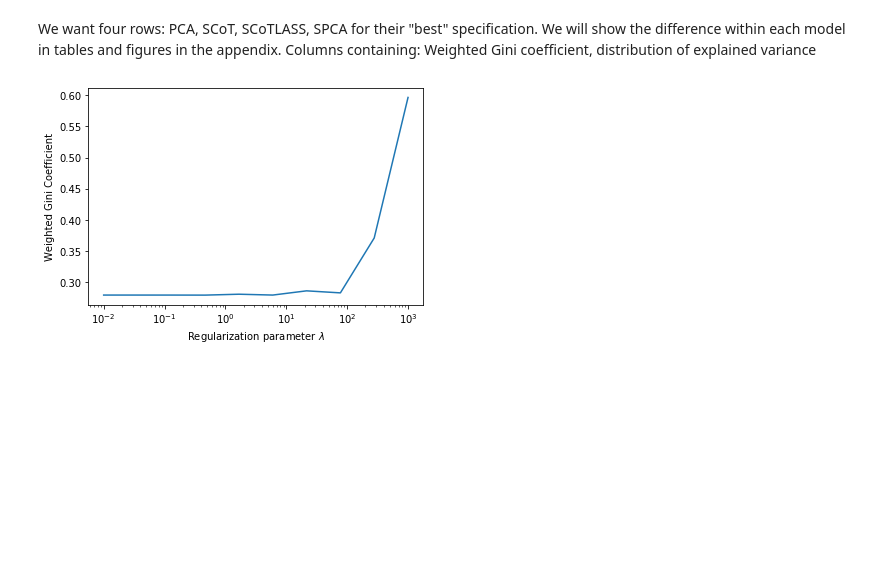
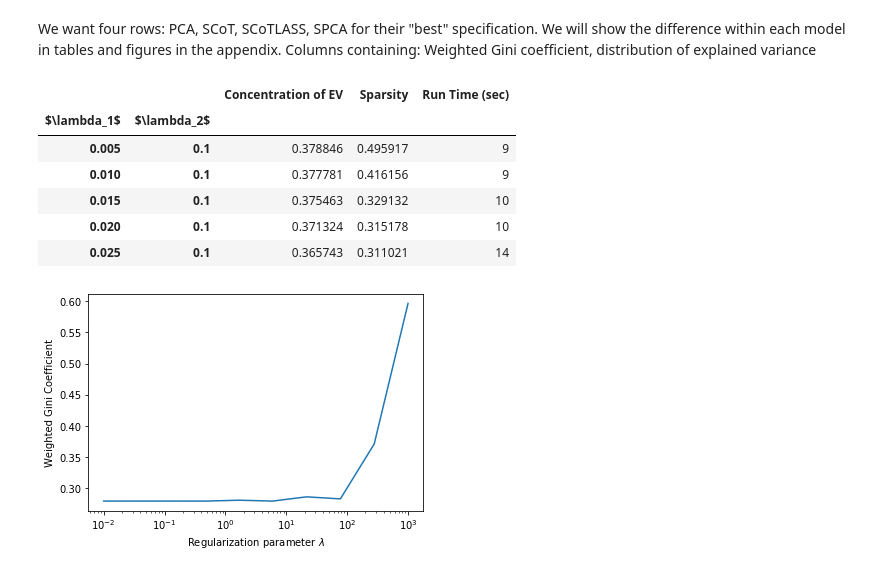
Before and after one commit to Jonas-JP-Peeters/Sparse-PCA-Project, a Jupyter notebook: Scripts/Results.ipynb, the cells around one changed output. Cells and saved outputs as stored; diff of their text form; code cells hidden in the pictures; blank space fills up the shorter version.

```diff
--- a/Scripts/Results.ipynb
+++ b/Scripts/Results.ipynb
@@ -83,7 +90,7 @@ def table_builder(function, params, X):
     else:
         results_table = pd.DataFrame(index = [1])
 
-    for column in ['Explained Variance', 'Concentration of EV', 'Sparsity', 'Run time (sec)']:
+    for column in ['Concentration of EV', 'Sparsity', 'Run Time (sec)']:
         results_table[column] = np.nan
 
     for index, row in results_table.iterrows():
@@ -97,11 +104,10 @@ def table_builder(function, params, X):
         obj = PCAObject(PCs, X_small, "")
         stop = datetime.now()
 
-        tev = obj.tev
         evd = obj.evd
         spa = obj.sparsity
         runtime = "{runtime:d}".format(runtime = (stop - start).seconds)
-        results_table.loc[index] = [tev, evd, spa, runtime]
+        results_table.loc[index] = [evd, spa, runtime]
     return results_table
 # %%
 def function(X):
@@ -136,13 +142,23 @@ def function(X, reg, reg2):
     transformer = SparsePCA(n_components = 9, alpha = reg, ridge_alpha = reg2)
     transformer.fit(X)
     return transformer.components_
-params = {"$\lambda_1$": [1, 10, 100, 1000],
-          "$\lambda_2$": [0.1, 0.1, 0.1, 0.1]}
+params = {"$\lambda_1$": [5e-3, 1e-2, 1.5e-2, 2e-2, 2.5e-2],
+          "$\lambda_2$": [0.1, 0.1, 0.1, 0.1, 0.1]}
 SPCA_df = table_builder(function, params, X_small)
 with open('../Tables/SPCA.tex', 'w') as file:
         file.write(SPCA_df.to_latex(column_format = "rr|cccc",
                                     float_format = "%.2f",
                                     escape = False))
+# %%
+SPCA_df
+# %% [output]
+|  |  | Concentration of EV | Sparsity | Run Time (sec) |
+| $\lambda_1$ | $\lambda_2$ |  |  |  |
+| 0.005 | 0.1 | 0.378846 | 0.495917 | 9 |
+| 0.010 | 0.1 | 0.377781 | 0.416156 | 9 |
+| 0.015 | 0.1 | 0.375463 | 0.329132 | 10 |
+| 0.020 | 0.1 | 0.371324 | 0.315178 | 10 |
+| 0.025 | 0.1 | 0.365743 | 0.311021 | 14 |
 # %%
 def scot_wrapper(reg_param):
     PCs = PCAObject(SCoT(X_small, reg_param, alpha = 10**-2, max_iter = 5e5), X_small, " ")
```
Also changed, not shown: parts of 3 cells of this notebook, 7 other files.
